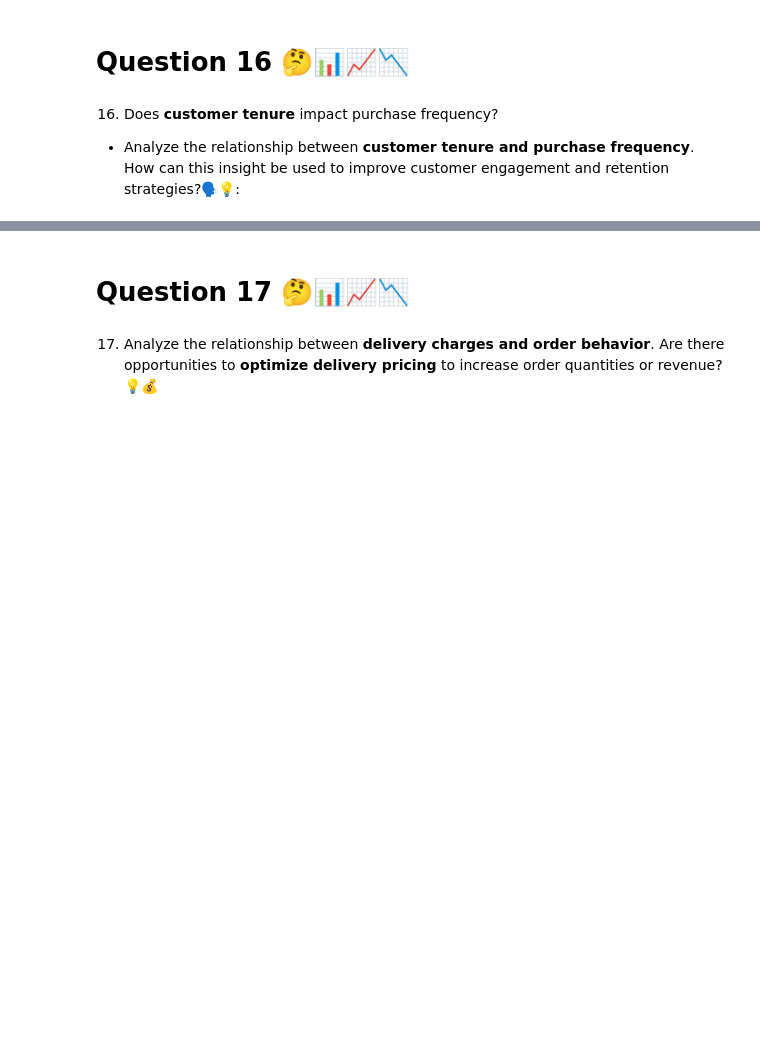
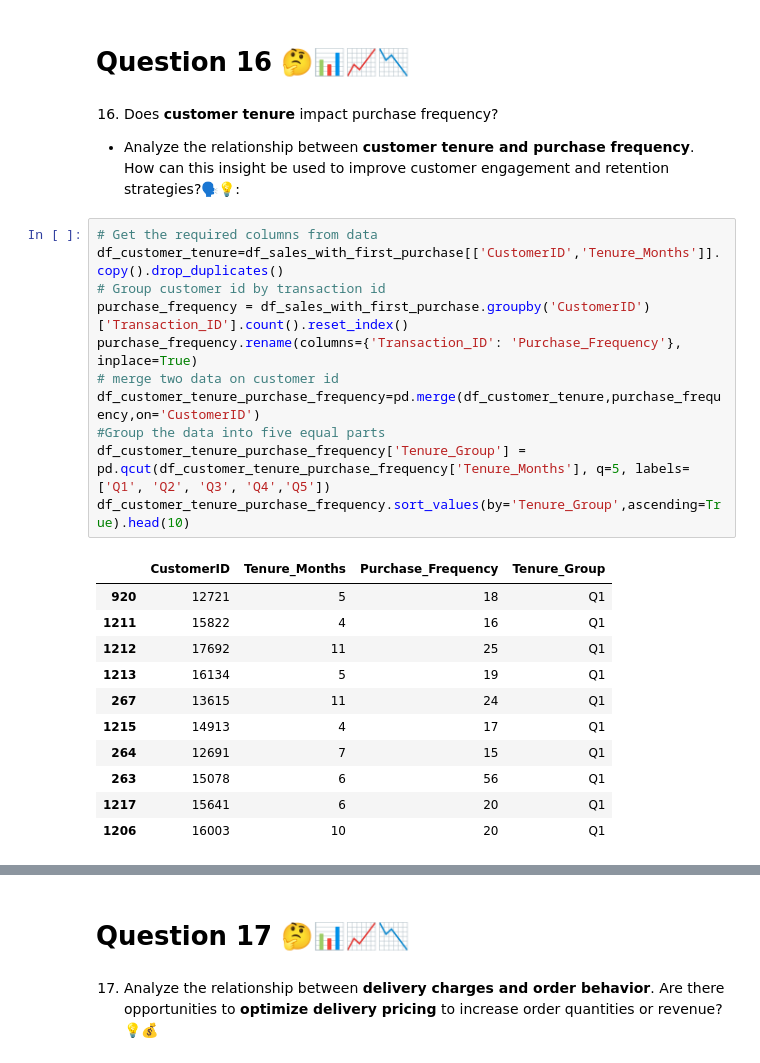
Before and after one commit to Smita569/E-commerce_Marketing_and_sales, a Jupyter notebook: E_commerce_Marketing_and_sales_Business_Case.ipynb, the cells around one changed output, grey strips where cells are left out. Cells and saved outputs as stored; diff of their text form; blank space fills up the shorter version.

```diff
--- a/E_commerce_Marketing_and_sales_Business_Case.ipynb
+++ b/E_commerce_Marketing_and_sales_Business_Case.ipynb
@@ -820,3 +814,26 @@ plt.show()
 # %% [markdown]
 16. Does **customer tenure** impact purchase frequency?
 * Analyze the relationship between **customer tenure and purchase frequency**. How can this insight be used to improve customer engagement and retention strategies?🗣️💡:
+# %%
+# Get the required columns from data
+df_customer_tenure=df_sales_with_first_purchase[['CustomerID','Tenure_Months']].copy().drop_duplicates()
+# Group customer id by transaction id
+purchase_frequency = df_sales_with_first_purchase.groupby('CustomerID')['Transaction_ID'].count().reset_index()
+purchase_frequency.rename(columns={'Transaction_ID': 'Purchase_Frequency'}, inplace=True)
+# merge two data on customer id
+df_customer_tenure_purchase_frequency=pd.merge(df_customer_tenure,purchase_frequency,on='CustomerID')
+#Group the data into five equal parts
+df_customer_tenure_purchase_frequency['Tenure_Group'] = pd.qcut(df_customer_tenure_purchase_frequency['Tenure_Months'], q=5, labels=['Q1', 'Q2', 'Q3', 'Q4','Q5'])
+df_customer_tenure_purchase_frequency.sort_values(by='Tenure_Group',ascending=True).head(10)
+# %% [output]
+|  | CustomerID | Tenure_Months | Purchase_Frequency | Tenure_Group |
+| 920 | 12721 | 5 | 18 | Q1 |
+| 1211 | 15822 | 4 | 16 | Q1 |
+| 1212 | 17692 | 11 | 25 | Q1 |
+| 1213 | 16134 | 5 | 19 | Q1 |
+| 267 | 13615 | 11 | 24 | Q1 |
+| 1215 | 14913 | 4 | 17 | Q1 |
+| 264 | 12691 | 7 | 15 | Q1 |
+| 263 | 15078 | 6 | 56 | Q1 |
+| 1217 | 15641 | 6 | 20 | Q1 |
+| 1206 | 16003 | 10 | 20 | Q1 |
```
Also changed, not shown: parts of 4 cells of this notebook.
